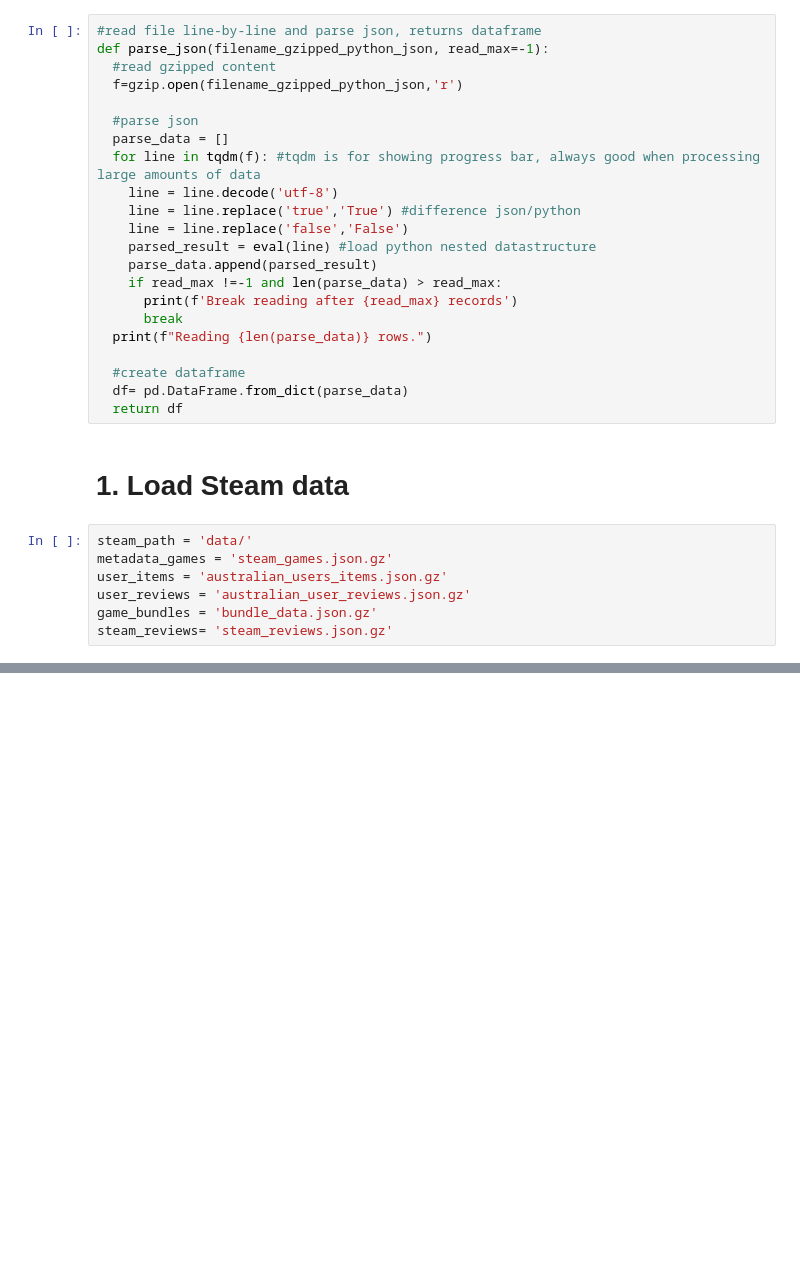
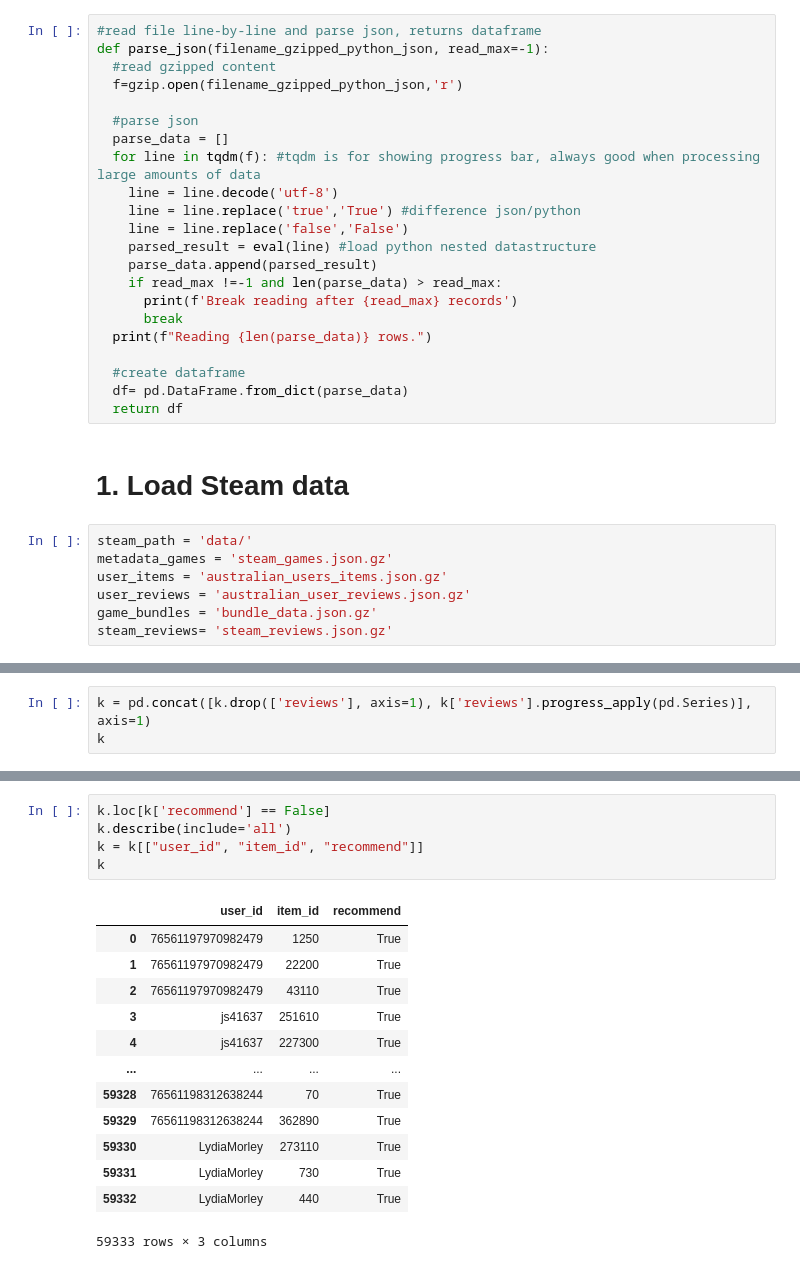
Before and after one commit to stijnrosaer/project-ai, a Jupyter notebook: notebooks/data-tests.ipynb, the cells around one changed output, grey strips where cells are left out. Saved outputs shown, nothing was run; the diff lists cells and outputs as text; blank space fills up the shorter version.

```diff
--- a/notebooks/data-tests.ipynb
+++ b/notebooks/data-tests.ipynb
@@ -103,0 +106,3 @@ Reading 25799 rows.
+# %%
+k = pd.concat([k.drop(['reviews'], axis=1), k['reviews'].progress_apply(pd.Series)], axis=1)
+k
@@ -103,0 +123,19 @@ Reading 25799 rows.
+# %%
+k.loc[k['recommend'] == False]
+k.describe(include='all')
+k = k[["user_id", "item_id", "recommend"]]
+k
+# %% [output]
+|  | user_id | item_id | recommend |
+| 0 | 76561197970982479 | 1250 | True |
+| 1 | 76561197970982479 | 22200 | True |
+| 2 | 76561197970982479 | 43110 | True |
+| 3 | js41637 | 251610 | True |
+| 4 | js41637 | 227300 | True |
+| ... | ... | ... | ... |
+| 59328 | 76561198312638244 | 70 | True |
+| 59329 | 76561198312638244 | 362890 | True |
+| 59330 | LydiaMorley | 273110 | True |
+| 59331 | LydiaMorley | 730 | True |
+| 59332 | LydiaMorley | 440 | True |
+59333 rows × 3 columns
```
Also changed, not shown: parts of 17 cells of this notebook.
